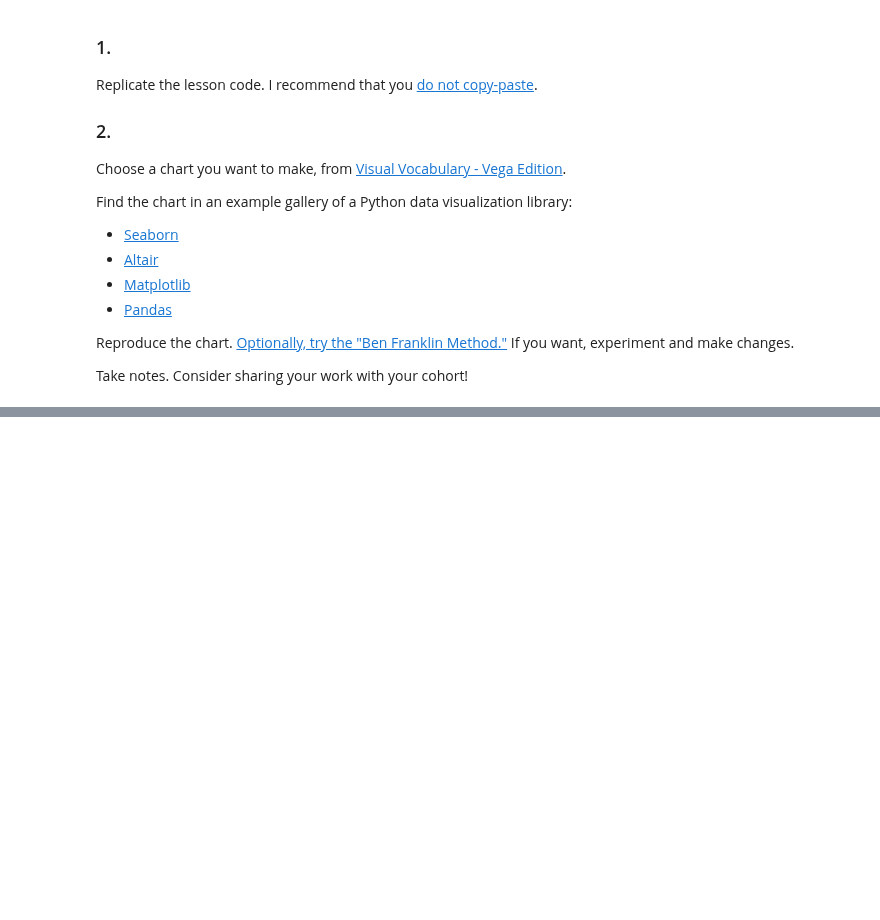
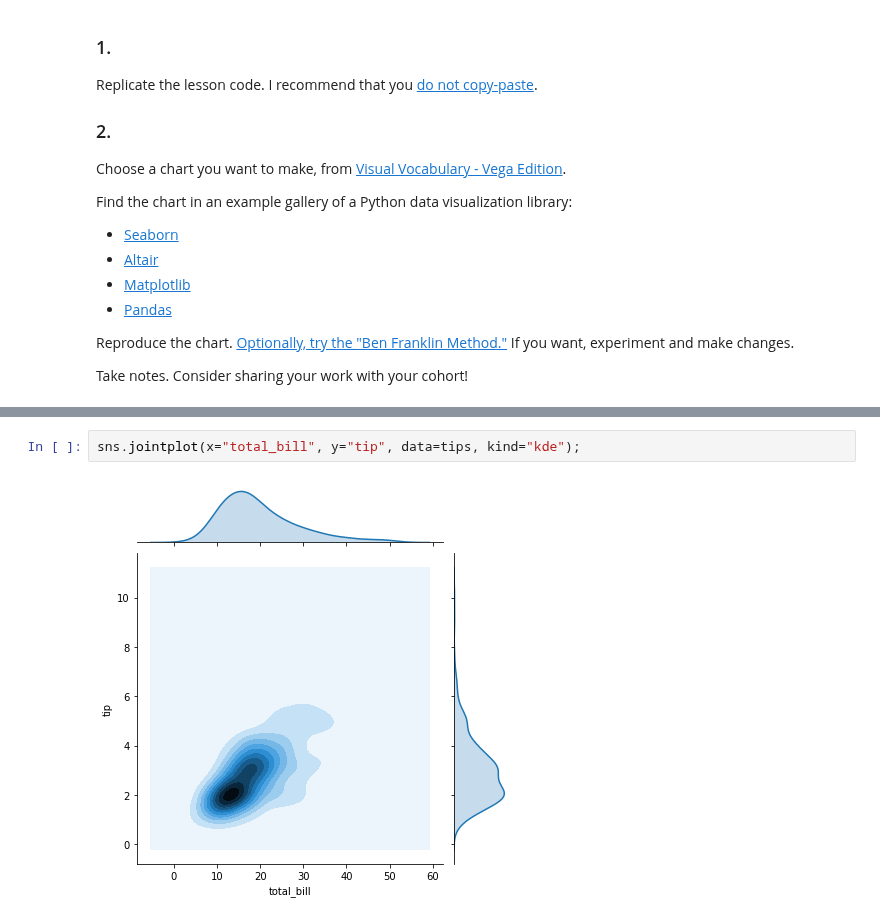
Before and after one commit to bloominstituteoftechnology/DS-Unit-1-Sprint-3-Data-Storytelling, a Jupyter notebook: module2-choose-appropriate-visualizations/LS_DS_222_Choose_appropriate_visualizations.ipynb, the cells around one changed output, grey strips where cells are left out. Drawn from its saved outputs; the diff is of its cells as text; blank space fills up the shorter version.

```diff
--- a/module2-choose-appropriate-visualizations/LS_DS_222_Choose_appropriate_visualizations.ipynb
+++ b/module2-choose-appropriate-visualizations/LS_DS_222_Choose_appropriate_visualizations.ipynb
@@ -475,0 +489,4 @@ Take notes. Consider sharing your work with your cohort!
+# %%
+sns.jointplot(x="total_bill", y="tip", data=tips, kind="kde");
+# %% [output]
+[figure, added]
```
Also changed, not shown: parts of 2 cells of this notebook.
